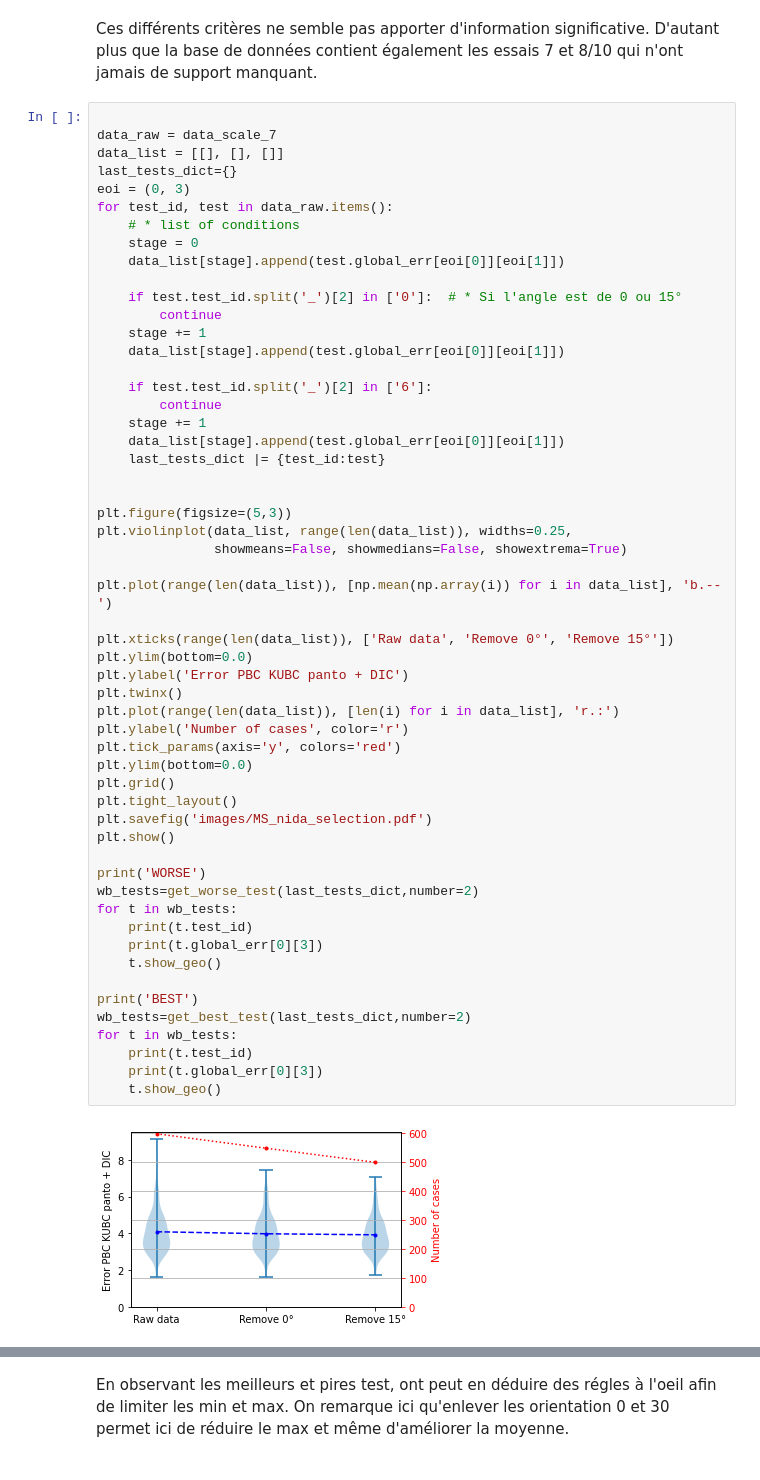
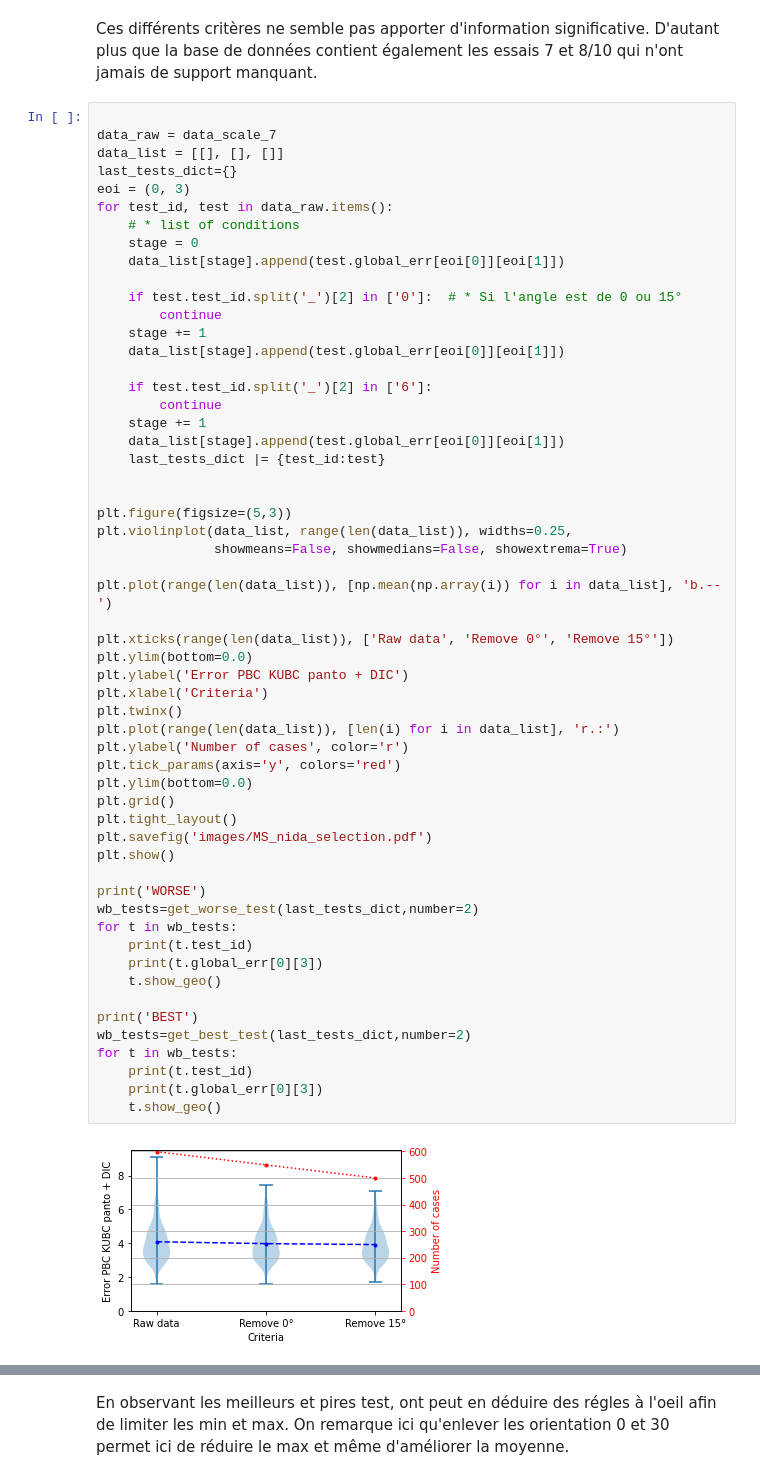
Before and after one commit to h06e/abakubc, a Jupyter notebook: utilities/nida_study.ipynb, the cells around one changed output, grey strips where cells are left out. Cells and saved outputs as stored; diff of their text form.

```diff
--- a/utilities/nida_study.ipynb
+++ b/utilities/nida_study.ipynb
@@ -246,34 +246,35 @@ plt.violinplot(data_list, range(len(data_list)), widths=0.25,
 
 plt.plot(range(len(data_list)), [np.mean(np.array(i)) for i in data_list], 'b.--')
 
 plt.xticks(range(len(data_list)), ['Raw data', 'Remove 0°', 'Remove 15°'])
 plt.ylim(bottom=0.0)
 plt.ylabel('Error PBC KUBC panto + DIC')
+plt.xlabel('Criteria')
 plt.twinx()
 plt.plot(range(len(data_list)), [len(i) for i in data_list], 'r.:')
 plt.ylabel('Number of cases', color='r')
 plt.tick_params(axis='y', colors='red')
 plt.ylim(bottom=0.0)
 plt.grid()
 plt.tight_layout()
 plt.savefig('images/MS_nida_selection.pdf')
 plt.show()
 
 print('WORSE')
 wb_tests=get_worse_test(last_tests_dict,number=2)
 for t in wb_tests:
     print(t.test_id)
     print(t.global_err[0][3])
     t.show_geo()
 
 print('BEST')
 wb_tests=get_best_test(last_tests_dict,number=2)
 for t in wb_tests:
     print(t.test_id)
     print(t.global_err[0][3])
     t.show_geo()
 # %% [output]
-[figure, old version]
+[figure, new version]
 WORSE
 honey_7_3_4_2
 7.08
```
Also changed, not shown: parts of 10 cells of this notebook, 23 other files.
